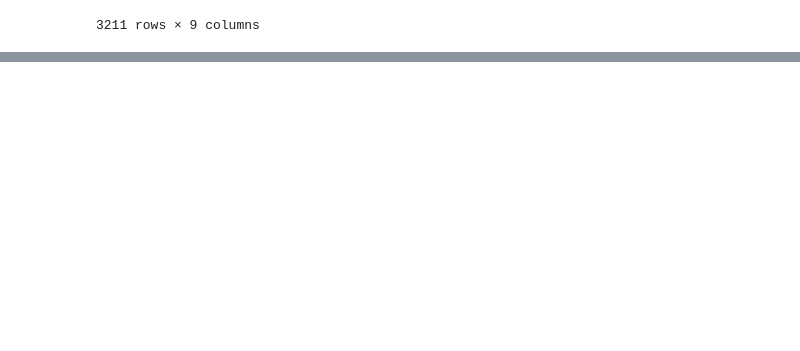
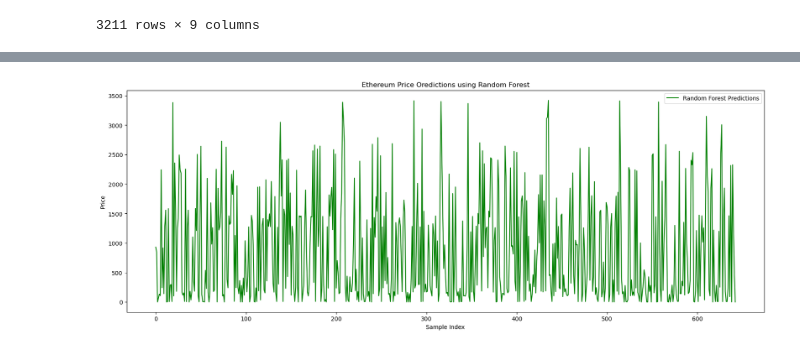
Before and after one commit to gappeah/Ethereum-Prediction-ML, a Jupyter notebook: main_svm.ipynb, the cells around one changed output, grey strips where cells are left out. Saved outputs shown, nothing was run; the diff lists cells and outputs as text; code cells hidden in the pictures; blank space fills up the shorter version.

```diff
--- a/main_svm.ipynb
+++ b/main_svm.ipynb
@@ -118,0 +137,11 @@ R² Score: 0.9677365528641804
+# %%
+# Plotting
+plt.figure(figsize=(20, 7))
+plt.plot(y_pred_rf, label='Random Forest Predictions', color='g')
+plt.title('Ethereum Price Oredictions using Random Forest')
+plt.xlabel('Sample Index')
+plt.ylabel('Price')
+plt.legend()
+plt.show()
+# %% [output]
+[figure, added]
```
Also changed, not shown: parts of 4 cells of this notebook.
